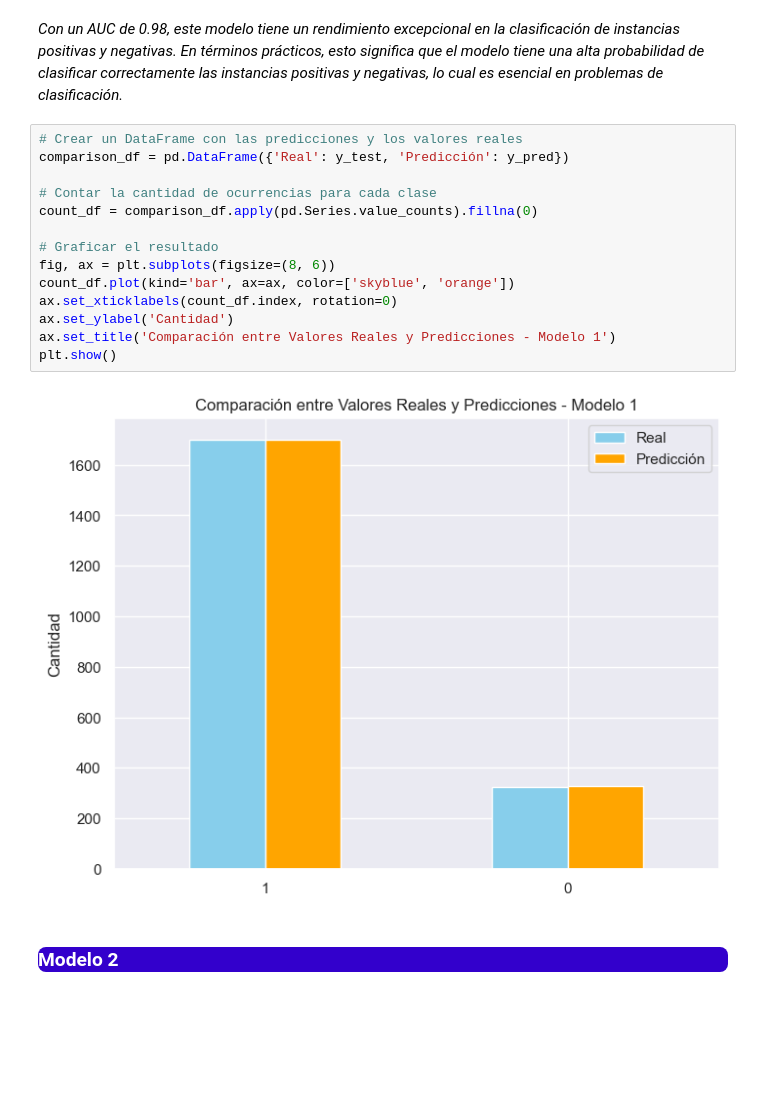
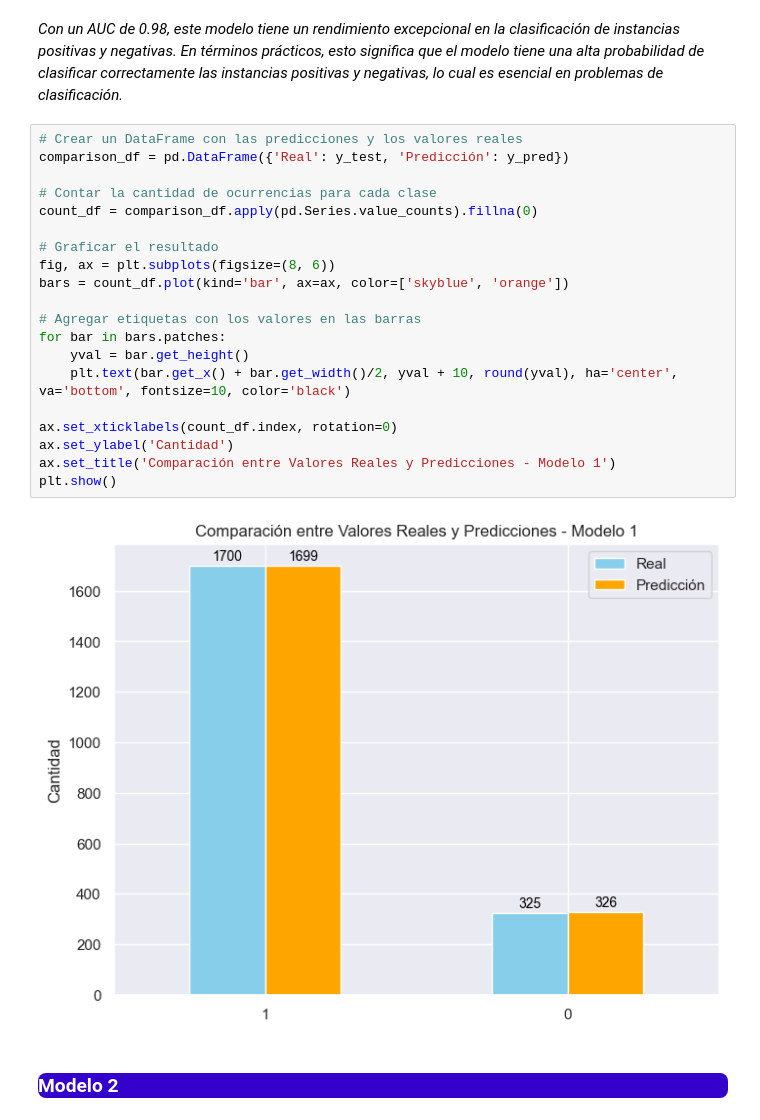
Before and after one commit to ApocalypseScrambler/datascience2, a Jupyter notebook: SegundaEntrega - Reyes Luis - 46270.ipynb, the cells around one changed output. Cells and saved outputs as stored; diff of their text form; blank space fills up the shorter version.

```diff
--- a/SegundaEntrega - Reyes Luis - 46270.ipynb
+++ b/SegundaEntrega - Reyes Luis - 46270.ipynb
@@ -1356,19 +1356,25 @@ plt.show()
 # %%
 # Crear un DataFrame con las predicciones y los valores reales
 comparison_df = pd.DataFrame({'Real': y_test, 'Predicción': y_pred})
 
 # Contar la cantidad de ocurrencias para cada clase
 count_df = comparison_df.apply(pd.Series.value_counts).fillna(0)
 
 # Graficar el resultado
 fig, ax = plt.subplots(figsize=(8, 6))
-count_df.plot(kind='bar', ax=ax, color=['skyblue', 'orange'])
+bars = count_df.plot(kind='bar', ax=ax, color=['skyblue', 'orange'])
+
+# Agregar etiquetas con los valores en las barras
+for bar in bars.patches:
+    yval = bar.get_height()
+    plt.text(bar.get_x() + bar.get_width()/2, yval + 10, round(yval), ha='center', va='bottom', fontsize=10, color='black')
+
 ax.set_xticklabels(count_df.index, rotation=0)
 ax.set_ylabel('Cantidad')
 ax.set_title('Comparación entre Valores Reales y Predicciones - Modelo 1')
 plt.show()
 # %% [output]
-[figure, old version]
+[figure, new version]
 # %% [markdown]
 <a id="4-2"></a>
 <h3 style="text-align:left;border-radius:8px;font-family:Times;font-variant:small-caps;color:#FFFFFF;background-color:#3300CC;">Modelo 2</h3>
```
Also changed, not shown: parts of 7 cells of this notebook.
